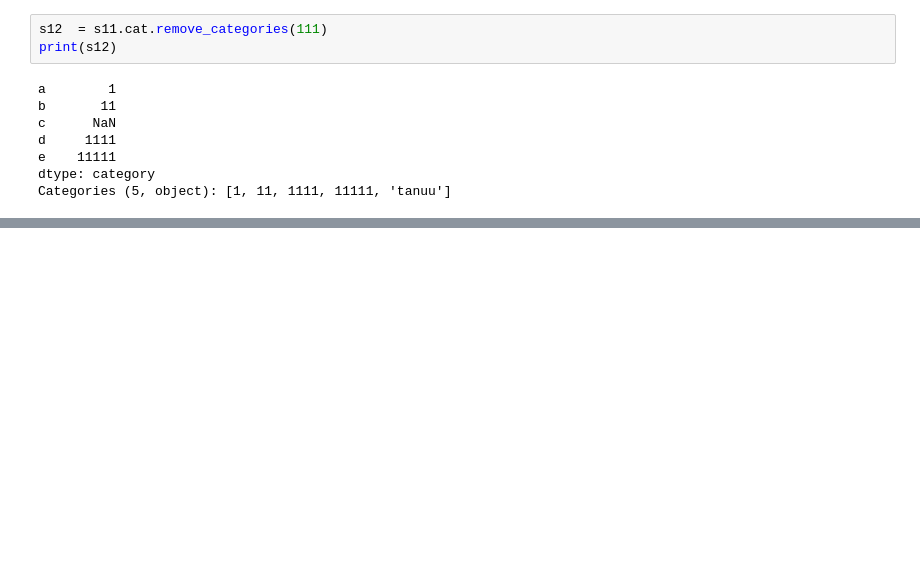
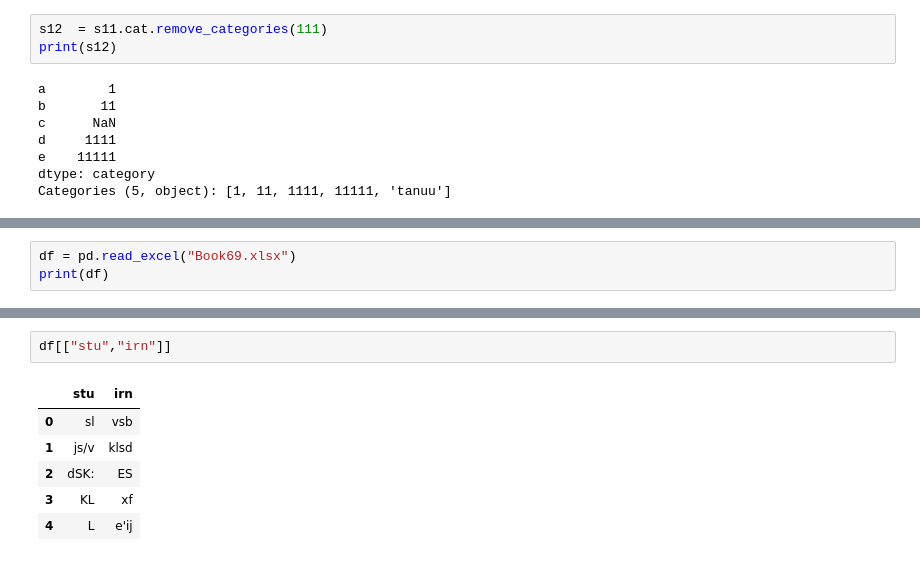
Before and after one commit to suryadwd/EXPRESSOR, a Jupyter notebook: Welcome_To_Colab.ipynb, the cells around one changed output, grey strips where cells are left out. Cells and saved outputs as stored; diff of their text form; blank space fills up the shorter version.

```diff
--- a/Welcome_To_Colab.ipynb
+++ b/Welcome_To_Colab.ipynb
@@ -363,0 +376,3 @@ with open("Stud (3).csv", "r") as file:
+# %%
+df = pd.read_excel("Book69.xlsx")
+print(df)
@@ -363,0 +404,9 @@ with open("Stud (3).csv", "r") as file:
+# %%
+df[["stu","irn"]]
+# %% [output]
+|  | stu | irn |
+| 0 | sl | vsb |
+| 1 | js/v | klsd |
+| 2 | dSK: | ES |
+| 3 | KL | xf |
+| 4 | L | e'ij |
```
Also changed, not shown: parts of 7 cells of this notebook.
